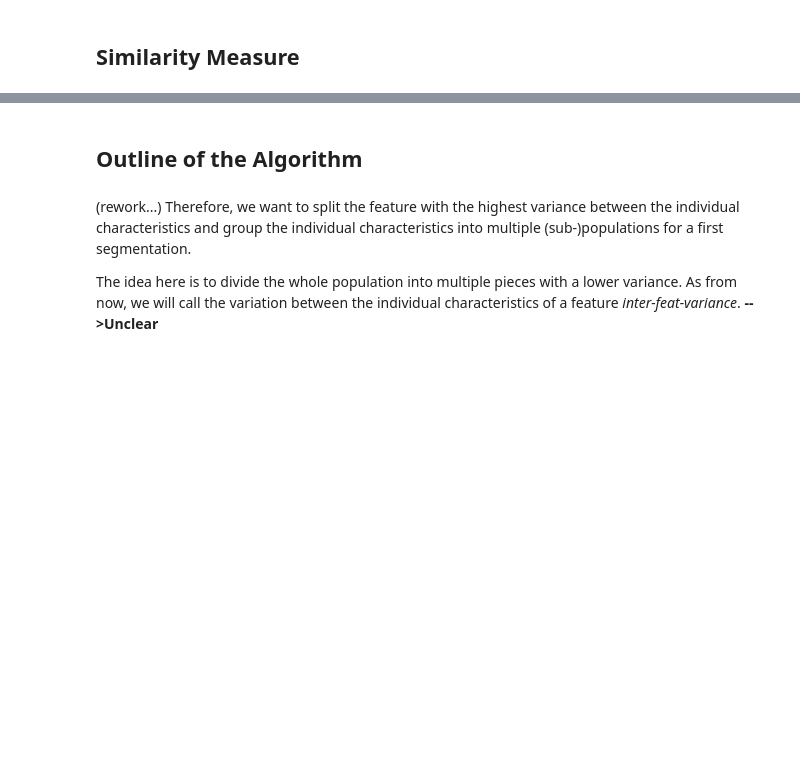
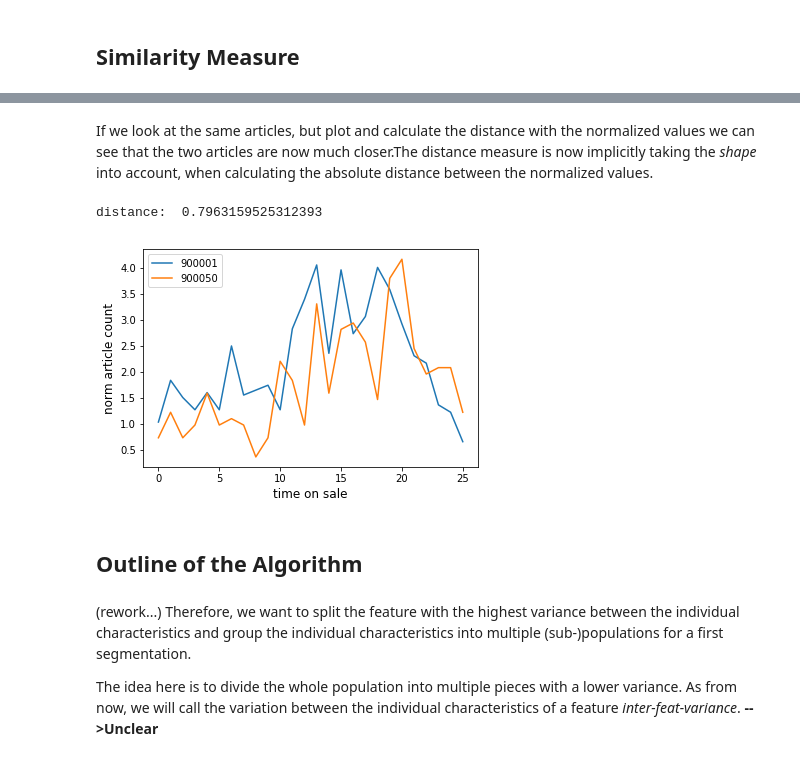
Before and after one commit to indyfree/tailor, a Jupyter notebook: notebooks/10-presentation-notebook.ipynb, the cells around one changed output, grey strips where cells are left out. Cells and saved outputs as stored; diff of their text form; code cells hidden in the pictures; blank space fills up the shorter version.

```diff
--- a/notebooks/10-presentation-notebook.ipynb
+++ b/notebooks/10-presentation-notebook.ipynb
@@ -282,3 +320,14 @@ Moreover, the variance within the cluster should be as low as possible, while th
+# %% [markdown]
+If we look at the same articles, but plot and calculate the distance with the normalized values we can see that the
+two articles are now much closer.The distance measure is now implicitly taking the *shape* into account, when calculating the absolute distance between the normalized values.
+# %%
+plot_articles(df, [900001, 900050], 'norm_article_count');
+a = df.loc[df.article_id == 900001].set_index('time_on_sale')['norm_article_count']
+b = df.loc[df.article_id == 900050].set_index('time_on_sale')['norm_article_count']
+print("distance: ", clustering.distance.absolute(a,b))
+# %% [output]
+distance:  0.7963159525312393
+[figure, added]
 # %% [markdown]
 ## Outline of the Algorithm
 # %% [markdown]
```
Also changed, not shown: parts of 16 cells of this notebook, 1 other file.
